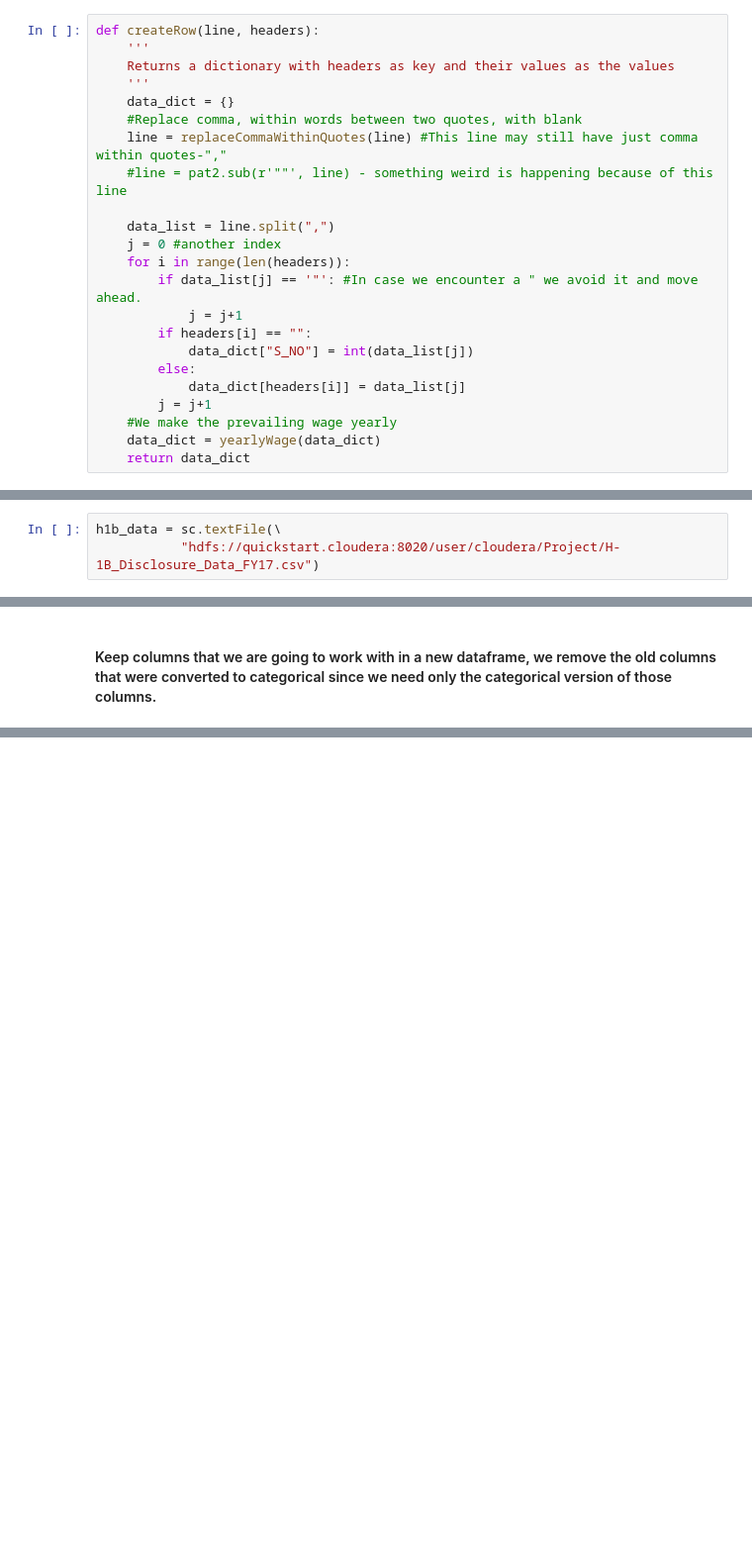
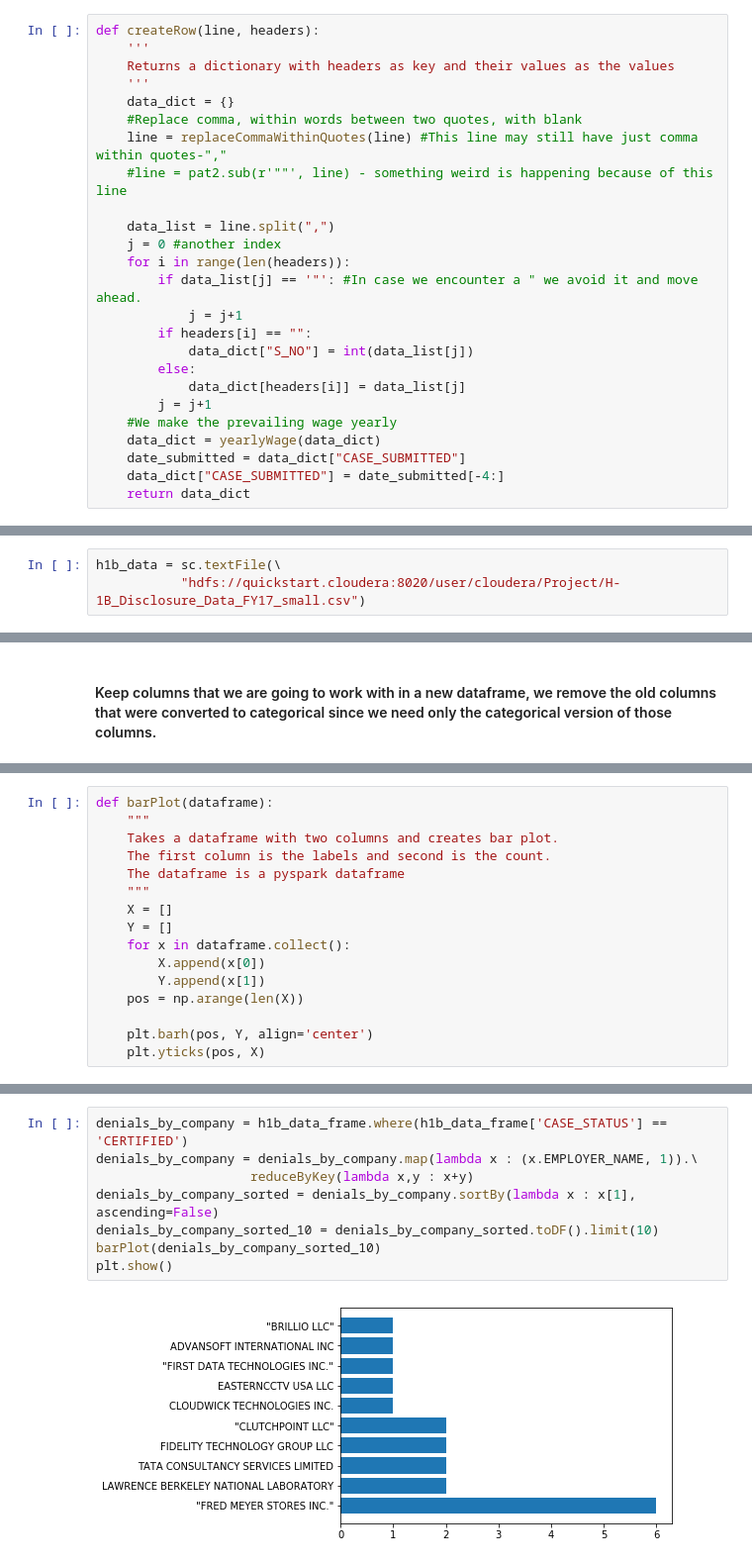
Before and after one commit to anupambhatta/H1BAnalytics, a Jupyter notebook: First_Attempt.ipynb, the cells around one changed output, grey strips where cells are left out. Shown: that part at 99% size. Cells and saved outputs as stored; diff of their text form; blank space fills up the shorter version.

Commit message:
Added visualizations for
1. Company-wise denied status.
2. State-wise average prevailing wage.
3. Year-wise certified status.

```diff
--- a/First_Attempt.ipynb
+++ b/First_Attempt.ipynb
@@ -77,6 +90,8 @@ def createRow(line, headers):
         j = j+1
     #We make the prevailing wage yearly
     data_dict = yearlyWage(data_dict)
+    date_submitted = data_dict["CASE_SUBMITTED"]
+    data_dict["CASE_SUBMITTED"] = date_submitted[-4:]
     return data_dict
 # %%
 def convertToCategorical(columns, dataframe):
@@ -92,7 +120,7 @@ def convertToCategorical(columns, dataframe):
 #### Read the data from HDFS
 # %%
 h1b_data = sc.textFile(\
-           "hdfs://quickstart.cloudera:8020/user/cloudera/Project/H-1B_Disclosure_Data_FY17.csv")
+           "hdfs://quickstart.cloudera:8020/user/cloudera/Project/H-1B_Disclosure_Data_FY17_small.csv")
 # %% [markdown]
 #### Extract headers from the data.
 # %%
@@ -146,0 +179,16 @@ h1b_labledPoints.take(2)
+# %%
+def barPlot(dataframe):
+    """
+    Takes a dataframe with two columns and creates bar plot.
+    The first column is the labels and second is the count.
+    The dataframe is a pyspark dataframe
+    """
+    X = []
+    Y = []
+    for x in dataframe.collect():
+        X.append(x[0])
+        Y.append(x[1])
+    pos = np.arange(len(X))
+
+    plt.barh(pos, Y, align='center')
+    plt.yticks(pos, X)
@@ -146,0 +198,10 @@ h1b_labledPoints.take(2)
+# %%
+denials_by_company = h1b_data_frame.where(h1b_data_frame['CASE_STATUS'] == 'CERTIFIED')
+denials_by_company = denials_by_company.map(lambda x : (x.EMPLOYER_NAME, 1)).\
+                    reduceByKey(lambda x,y : x+y)
+denials_by_company_sorted = denials_by_company.sortBy(lambda x : x[1], ascending=False)
+denials_by_company_sorted_10 = denials_by_company_sorted.toDF().limit(10)
+barPlot(denials_by_company_sorted_10)
+plt.show()
+# %% [output]
+[figure, added]
```
Also changed, not shown: parts of 24 cells of this notebook.
